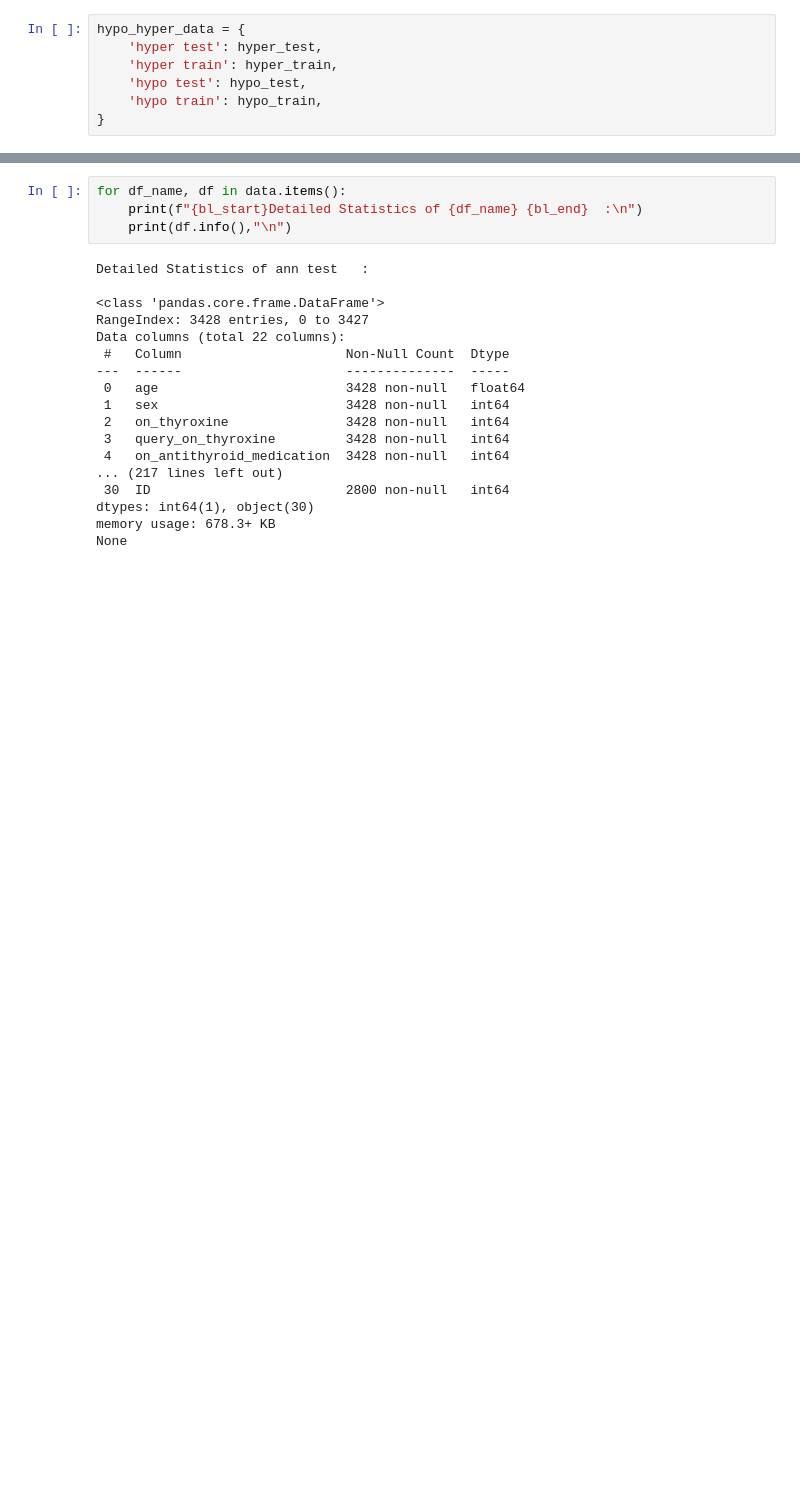
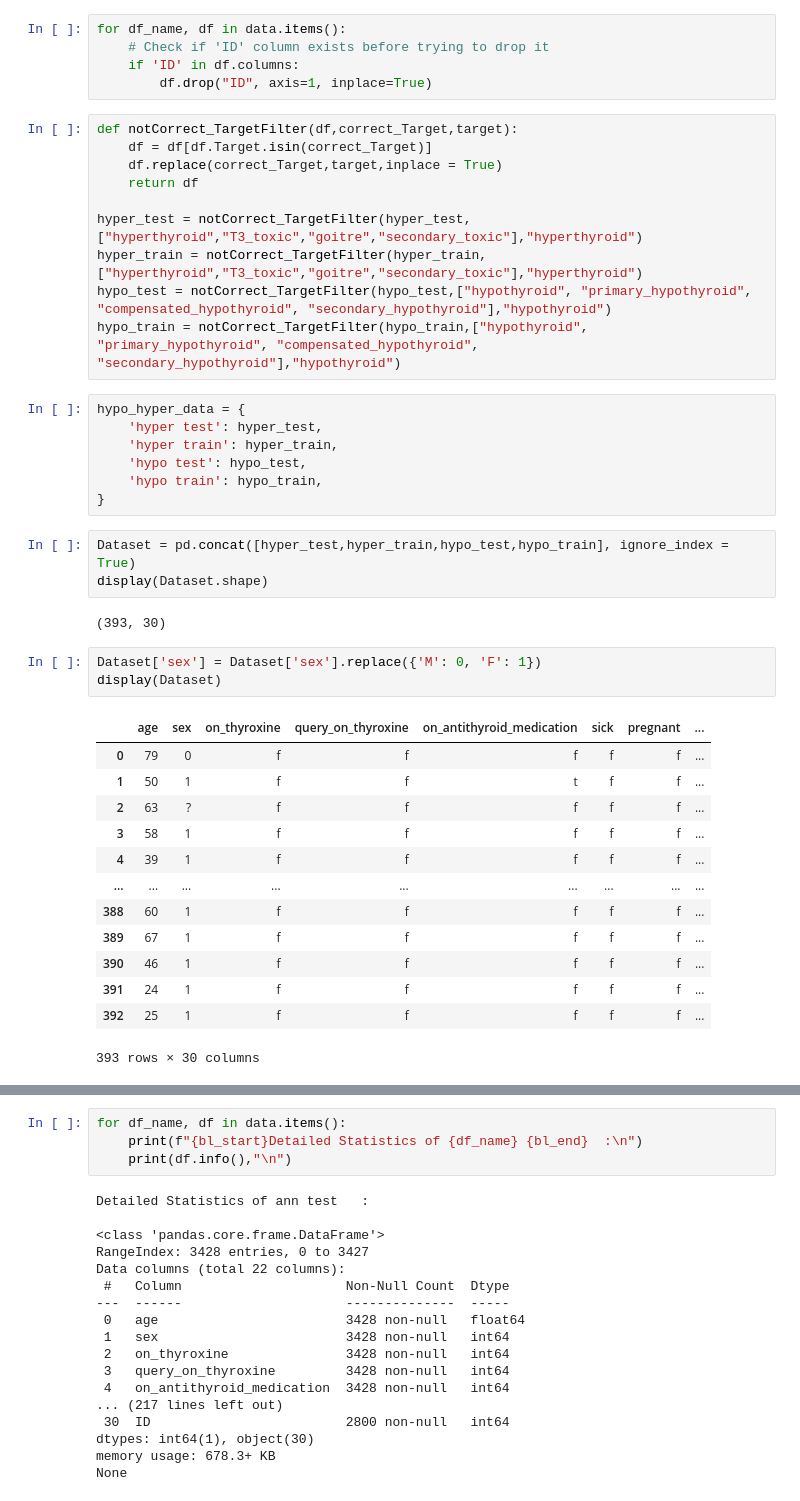
Before and after one commit to aashishops/Thyroid-Performance-Analysis, a Jupyter notebook: src/EDA.ipynb, the cells around one changed output, grey strips where cells are left out. Saved outputs shown, nothing was run; the diff lists cells and outputs as text; blank space fills up the shorter version.

Commit message:
Preprocessing Data

```diff
--- a/src/EDA.ipynb
+++ b/src/EDA.ipynb
@@ -125,6 +125,21 @@ print("ann test duplicate rows : ",ann_train.duplicated().sum())
 # %% [output]
 ann test duplicate rows :  0
 ann test duplicate rows :  0
+# %%
+for df_name, df in data.items():
+    # Check if 'ID' column exists before trying to drop it
+    if 'ID' in df.columns:
+        df.drop("ID", axis=1, inplace=True)
+# %%
+def notCorrect_TargetFilter(df,correct_Target,target):
+    df = df[df.Target.isin(correct_Target)]
+    df.replace(correct_Target,target,inplace = True)
+    return df
+
+hyper_test = notCorrect_TargetFilter(hyper_test,["hyperthyroid","T3_toxic","goitre","secondary_toxic"],"hyperthyroid")
+hyper_train = notCorrect_TargetFilter(hyper_train,["hyperthyroid","T3_toxic","goitre","secondary_toxic"],"hyperthyroid")
+hypo_test = notCorrect_TargetFilter(hypo_test,["hypothyroid", "primary_hypothyroid", "compensated_hypothyroid", "secondary_hypothyroid"],"hypothyroid")
+hypo_train = notCorrect_TargetFilter(hypo_train,["hypothyroid", "primary_hypothyroid", "compensated_hypothyroid", "secondary_hypothyroid"],"hypothyroid")
 # %%
 hypo_hyper_data = {
     'hyper test': hyper_test,
@@ -132,3 +147,25 @@ hypo_hyper_data = {
     'hypo test': hypo_test,
     'hypo train': hypo_train,
 }
+# %%
+Dataset = pd.concat([hyper_test,hyper_train,hypo_test,hypo_train], ignore_index = True)
+display(Dataset.shape)
+# %% [output]
+(393, 30)
+# %%
+Dataset['sex'] = Dataset['sex'].replace({'M': 0, 'F': 1})
+display(Dataset)
+# %% [output]
+|  | age | sex | on_thyroxine | query_on_thyroxine | on_antithyroid_medication | sick | pregnant | ... |
+| 0 | 79 | 0 | f | f | f | f | f | ... |
+| 1 | 50 | 1 | f | f | t | f | f | ... |
+| 2 | 63 | ? | f | f | f | f | f | ... |
+| 3 | 58 | 1 | f | f | f | f | f | ... |
+| 4 | 39 | 1 | f | f | f | f | f | ... |
+| ... | ... | ... | ... | ... | ... | ... | ... | ... |
+| 388 | 60 | 1 | f | f | f | f | f | ... |
+| 389 | 67 | 1 | f | f | f | f | f | ... |
+| 390 | 46 | 1 | f | f | f | f | f | ... |
+| 391 | 24 | 1 | f | f | f | f | f | ... |
+| 392 | 25 | 1 | f | f | f | f | f | ... |
+393 rows × 30 columns
```
Also changed, not shown: parts of 4 cells of this notebook.
